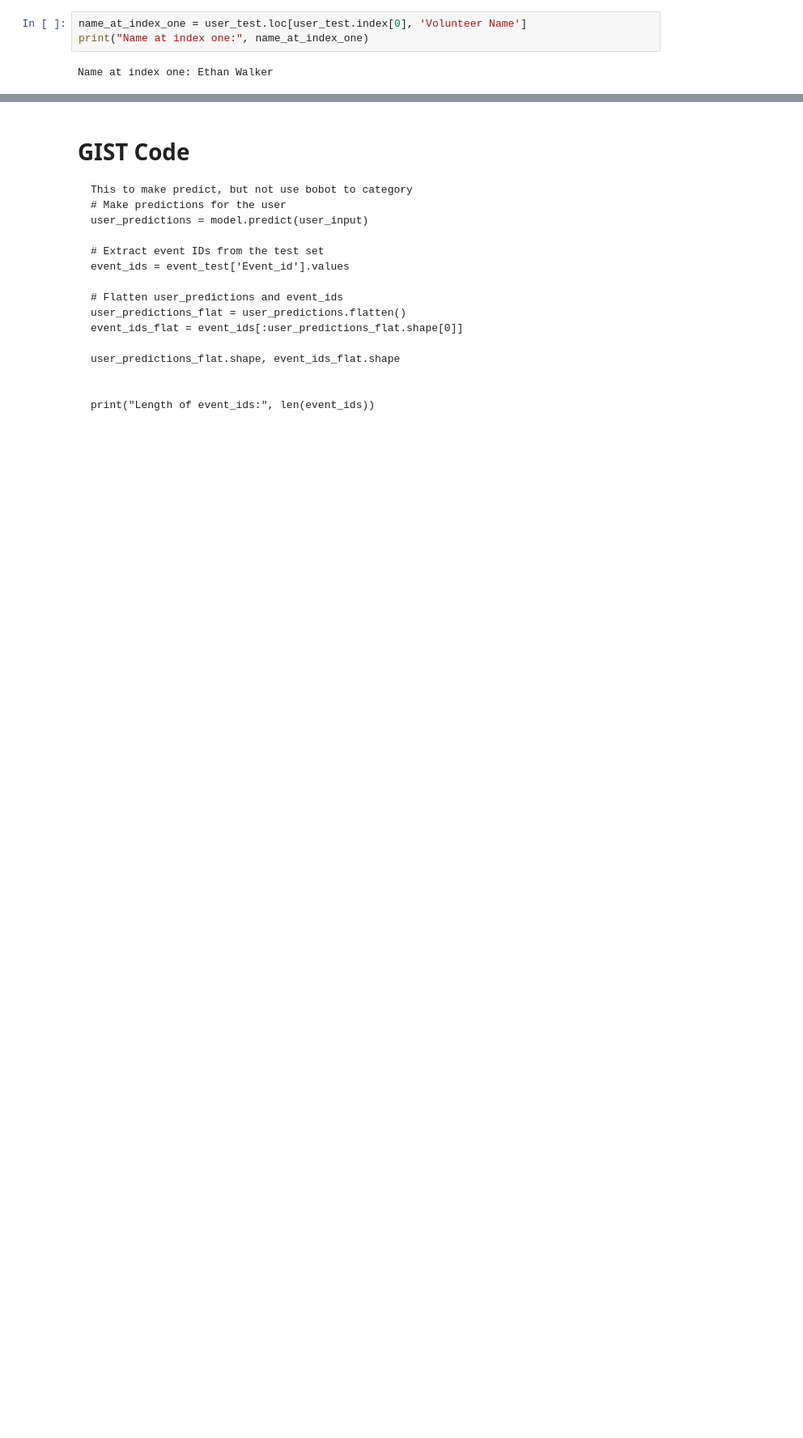
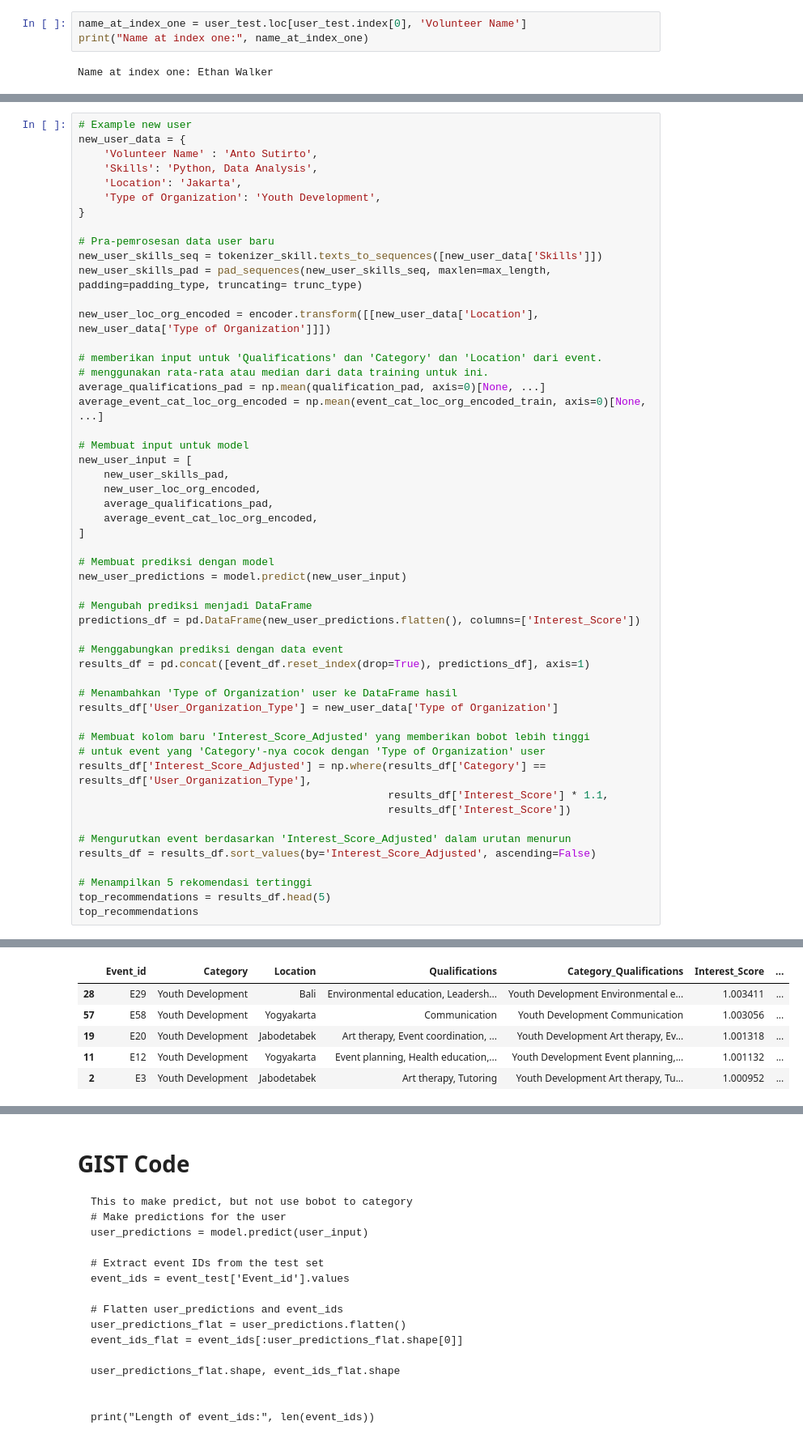
Before and after one commit to Capstone-CH2-PS374/CH2-PS_Recommendation-System, a Jupyter notebook: Recommender.ipynb, the cells around one changed output, grey strips where cells are left out. Shown at 81% size. Saved outputs shown, nothing was run; the diff lists cells and outputs as text; blank space fills up the shorter version.

```diff
--- a/Recommender.ipynb
+++ b/Recommender.ipynb
@@ -719,0 +644,53 @@ Name at index one: Ethan Walker
+# %%
+# Example new user
+new_user_data = {
+    'Volunteer Name' : 'Anto Sutirto',
+    'Skills': 'Python, Data Analysis',
+    'Location': 'Jakarta',
+    'Type of Organization': 'Youth Development',
+}
+
+# Pra-pemrosesan data user baru
+new_user_skills_seq = tokenizer_skill.texts_to_sequences([new_user_data['Skills']])
+new_user_skills_pad = pad_sequences(new_user_skills_seq, maxlen=max_length, padding=padding_type, truncating= trunc_type)
+
+new_user_loc_org_encoded = encoder.transform([[new_user_data['Location'], new_user_data['Type of Organization']]])
+
+# memberikan input untuk 'Qualifications' dan 'Category' dan 'Location' dari event.
+# menggunakan rata-rata atau median dari data training untuk ini.
+average_qualifications_pad = np.mean(qualification_pad, axis=0)[None, ...]
+average_event_cat_loc_org_encoded = np.mean(event_cat_loc_org_encoded_train, axis=0)[None, ...]
+
+# Membuat input untuk model
+new_user_input = [
+    new_user_skills_pad,
+    new_user_loc_org_encoded,
+    average_qualifications_pad,
+    average_event_cat_loc_org_encoded,
+]
+
+# Membuat prediksi dengan model
+new_user_predictions = model.predict(new_user_input)
+
+# Mengubah prediksi menjadi DataFrame
+predictions_df = pd.DataFrame(new_user_predictions.flatten(), columns=['Interest_Score'])
+
+# Menggabungkan prediksi dengan data event
+results_df = pd.concat([event_df.reset_index(drop=True), predictions_df], axis=1)
+
+# Menambahkan 'Type of Organization' user ke DataFrame hasil
+results_df['User_Organization_Type'] = new_user_data['Type of Organization']
+
+# Membuat kolom baru 'Interest_Score_Adjusted' yang memberikan bobot lebih tinggi
+# untuk event yang 'Category'-nya cocok dengan 'Type of Organization' user
+results_df['Interest_Score_Adjusted'] = np.where(results_df['Category'] == results_df['User_Organization_Type'],
+                                                 results_df['Interest_Score'] * 1.1,
+                                                 results_df['Interest_Score'])
+
+# Mengurutkan event berdasarkan 'Interest_Score_Adjusted' dalam urutan menurun
+results_df = results_df.sort_values(by='Interest_Score_Adjusted', ascending=False)
+
+# Menampilkan 5 rekomendasi tertinggi
+top_recommendations = results_df.head(5)
+top_recommendations
+# %% [output]
@@ -719,0 +698,6 @@ Name at index one: Ethan Walker
+|  | Event_id | Category | Location | Qualifications | Category_Qualifications | Interest_Score | ... |
+| 28 | E29 | Youth Development | Bali | Environmental education, Leadersh... | Youth Development Environmental e... | 1.003411 | ... |
+| 57 | E58 | Youth Development | Yogyakarta | Communication | Youth Development Communication | 1.003056 | ... |
+| 19 | E20 | Youth Development | Jabodetabek | Art therapy, Event coordination, ... | Youth Development Art therapy, Ev... | 1.001318 | ... |
+| 11 | E12 | Youth Development | Yogyakarta | Event planning, Health education,... | Youth Development Event planning,... | 1.001132 | ... |
+| 2 | E3 | Youth Development | Jabodetabek | Art therapy, Tutoring | Youth Development Art therapy, Tu... | 1.000952 | ... |
```
Also changed, not shown: parts of 45 cells of this notebook.
